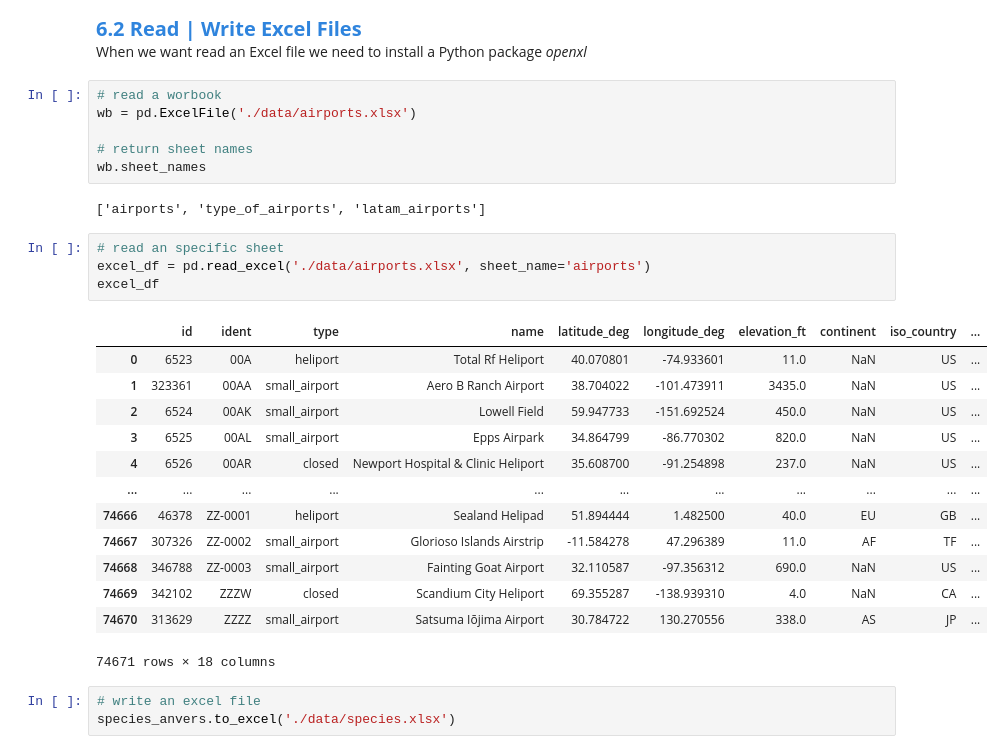
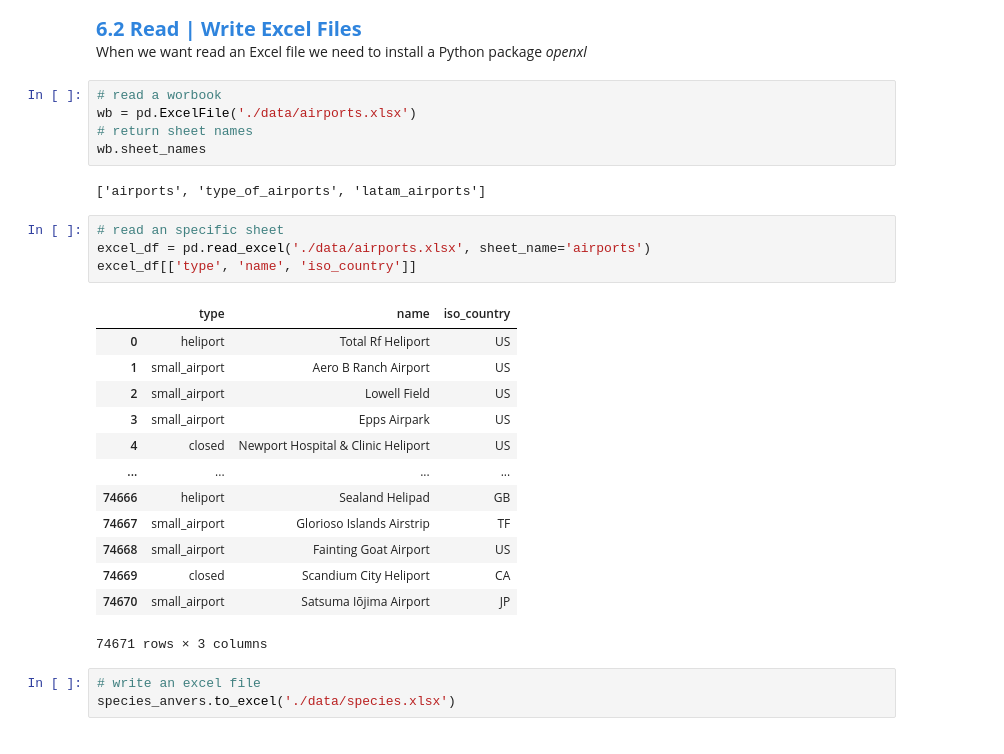
Before and after one commit to erikintech/Artificial-Intelligence, a Jupyter notebook: Pandas/pandas.ipynb, the cells around one changed output. Cells and saved outputs as stored; diff of their text form.

```diff
--- a/Pandas/pandas.ipynb
+++ b/Pandas/pandas.ipynb
@@ -385,7 +414,6 @@ When we want read an Excel file we need to install a Python package *openxl*
 # %%
 # read a worbook
 wb = pd.ExcelFile('./data/airports.xlsx')
-
 # return sheet names
 wb.sheet_names
 # %% [output]
@@ -393,21 +421,21 @@ wb.sheet_names
 # %%
 # read an specific sheet
 excel_df = pd.read_excel('./data/airports.xlsx', sheet_name='airports')
-excel_df
+excel_df[['type', 'name', 'iso_country']]
 # %% [output]
-|  | id | ident | type | name | latitude_deg | longitude_deg | elevation_ft | continent | iso_country | ... |
-| 0 | 6523 | 00A | heliport | Total Rf Heliport | 40.070801 | -74.933601 | 11.0 | NaN | US | ... |
-| 1 | 323361 | 00AA | small_airport | Aero B Ranch Airport | 38.704022 | -101.473911 | 3435.0 | NaN | US | ... |
-| 2 | 6524 | 00AK | small_airport | Lowell Field | 59.947733 | -151.692524 | 450.0 | NaN | US | ... |
-| 3 | 6525 | 00AL | small_airport | Epps Airpark | 34.864799 | -86.770302 | 820.0 | NaN | US | ... |
-| 4 | 6526 | 00AR | closed | Newport Hospital & Clinic Heliport | 35.608700 | -91.254898 | 237.0 | NaN | US | ... |
-| ... | ... | ... | ... | ... | ... | ... | ... | ... | ... | ... |
-| 74666 | 46378 | ZZ-0001 | heliport | Sealand Helipad | 51.894444 | 1.482500 | 40.0 | EU | GB | ... |
-| 74667 | 307326 | ZZ-0002 | small_airport | Glorioso Islands Airstrip | -11.584278 | 47.296389 | 11.0 | AF | TF | ... |
-| 74668 | 346788 | ZZ-0003 | small_airport | Fainting Goat Airport | 32.110587 | -97.356312 | 690.0 | NaN | US | ... |
-| 74669 | 342102 | ZZZW | closed | Scandium City Heliport | 69.355287 | -138.939310 | 4.0 | NaN | CA | ... |
-| 74670 | 313629 | ZZZZ | small_airport | Satsuma Iōjima Airport | 30.784722 | 130.270556 | 338.0 | AS | JP | ... |
+|  | type | name | iso_country |
+| 0 | heliport | Total Rf Heliport | US |
+| 1 | small_airport | Aero B Ranch Airport | US |
+| 2 | small_airport | Lowell Field | US |
+| 3 | small_airport | Epps Airpark | US |
+| 4 | closed | Newport Hospital & Clinic Heliport | US |
+| ... | ... | ... | ... |
+| 74666 | heliport | Sealand Helipad | GB |
+| 74667 | small_airport | Glorioso Islands Airstrip | TF |
+| 74668 | small_airport | Fainting Goat Airport | US |
+| 74669 | closed | Scandium City Heliport | CA |
+| 74670 | small_airport | Satsuma Iōjima Airport | JP |
-74671 rows × 18 columns
+74671 rows × 3 columns
 # %%
 # write an excel file
 species_anvers.to_excel('./data/species.xlsx')
```
Also changed, not shown: parts of 4 cells of this notebook, 1 other file.
